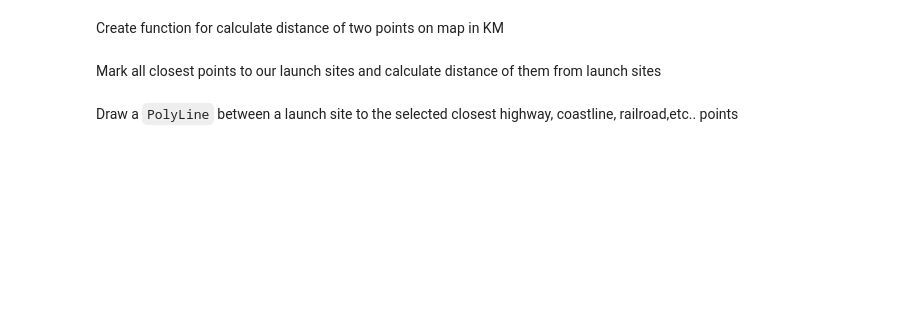
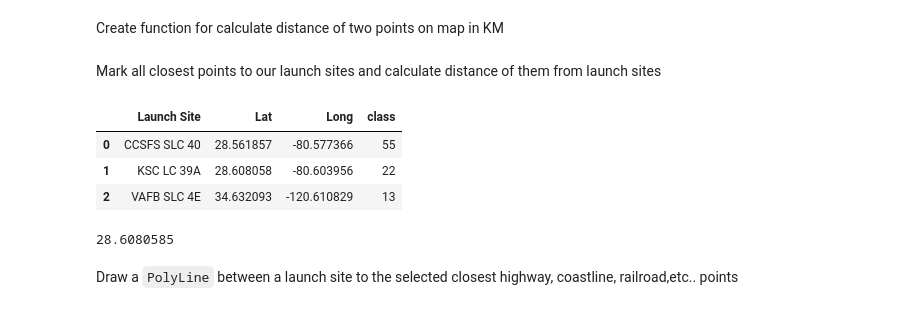
Before and after one commit to mrpintime/Falcon9_Landing, a Jupyter notebook: Exploratory_DataAnalysis(EDA)/Interactive Visual Analytics with Folium/Launch_site_location.ipynb, the cells around one changed output. Saved outputs shown, nothing was run; the diff lists cells and outputs as text; code cells hidden in the pictures; blank space fills up the shorter version.

```diff
--- a/Exploratory_DataAnalysis(EDA)/Interactive Visual Analytics with Folium/Launch_site_location.ipynb
+++ b/Exploratory_DataAnalysis(EDA)/Interactive Visual Analytics with Folium/Launch_site_location.ipynb
@@ -280,6 +285,17 @@ def calculate_distance(lat1, lon1, lat2, lon2):
     return distance
 # %% [markdown]
 Mark all closest points to our launch sites and calculate distance of them from launch sites
+# %%
+launch_sites_df
+# %% [output]
+|  | Launch Site | Lat | Long | class |
+| 0 | CCSFS SLC 40 | 28.561857 | -80.577366 | 55 |
+| 1 | KSC LC 39A | 28.608058 | -80.603956 | 22 |
+| 2 | VAFB SLC 4E | 34.632093 | -120.610829 | 13 |
+# %%
+launch_sites_df.loc[1, 'Lat']
+# %% [output]
+28.6080585
 # %%
 # Launch sites
 #coordinates format [lat, lon]
```
Also changed, not shown: parts of 18 cells of this notebook, 8 other files.
